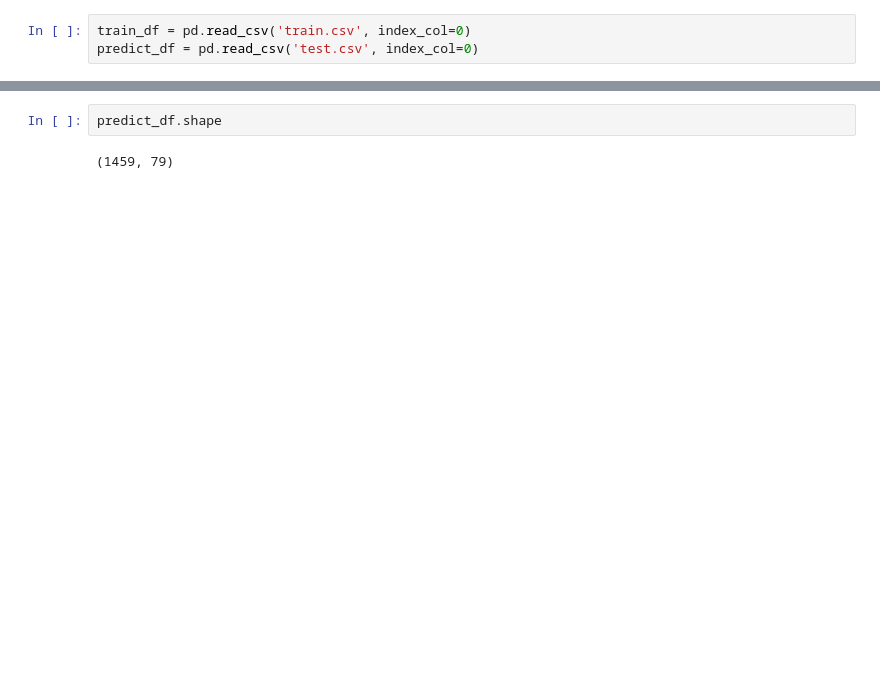
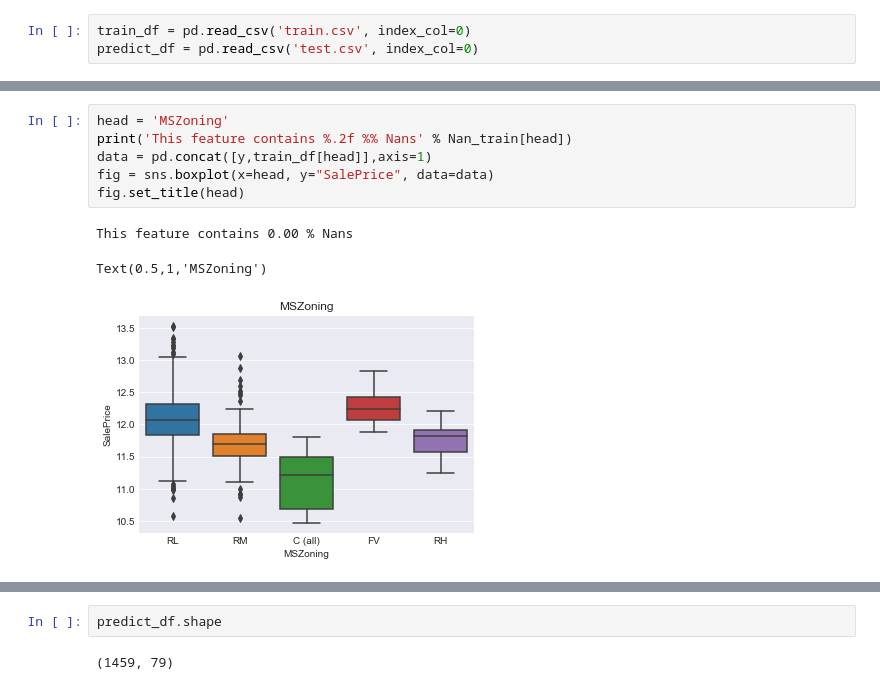
Before and after one commit to zhangchi9/Ames-Iowa-house-prices-prediction, a Jupyter notebook: house_price.ipynb, the cells around one changed output, grey strips where cells are left out. Cells and saved outputs as stored; diff of their text form; blank space fills up the shorter version.

```diff
--- a/house_price.ipynb
+++ b/house_price.ipynb
@@ -42,0 +105,10 @@ all_df = pd.concat((train_df,predict_df),axis=0)
+# %%
+head = 'MSZoning'
+print('This feature contains %.2f %% Nans' % Nan_train[head])
+data = pd.concat([y,train_df[head]],axis=1)
+fig = sns.boxplot(x=head, y="SalePrice", data=data)
+fig.set_title(head)
+# %% [output]
+This feature contains 0.00 % Nans
+Text(0.5,1,'MSZoning')
+[figure, added]
```
Also changed, not shown: parts of 196 cells of this notebook, 18 other files.
